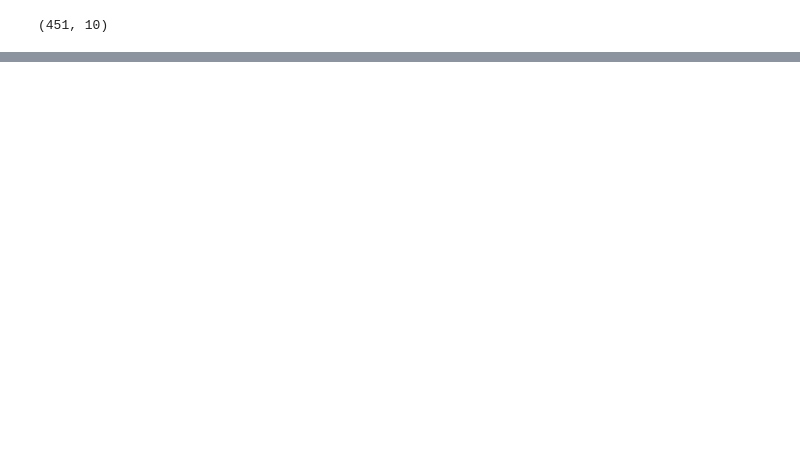
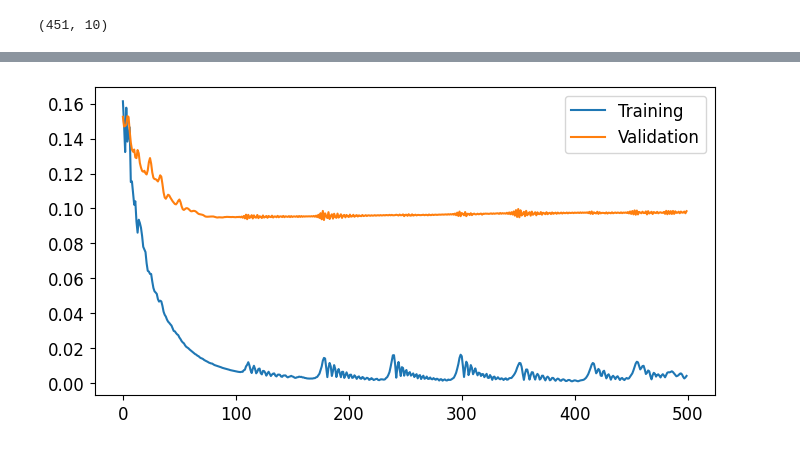
Before and after one commit to matsbannink/machine_learning, a Jupyter notebook: concentration_from_abs_spectra.ipynb, the cells around one changed output, grey strips where cells are left out. Saved outputs shown, nothing was run; the diff lists cells and outputs as text; code cells hidden in the pictures; blank space fills up the shorter version.

```diff
--- a/concentration_from_abs_spectra.ipynb
+++ b/concentration_from_abs_spectra.ipynb
@@ -165,3 +186,10 @@ plt.show()
+# %%
+plt.plot(epochs_list, train_accs, label = 'Training')
+plt.plot(epochs_list, val_accs, label = 'Validation')
+plt.legend()
+plt.show()
+# %% [output]
+[figure, added]
 # %%
 # to give a feel for the data
 print(y_train[0, :])
```
Also changed, not shown: parts of 7 cells of this notebook, 3 other files.
